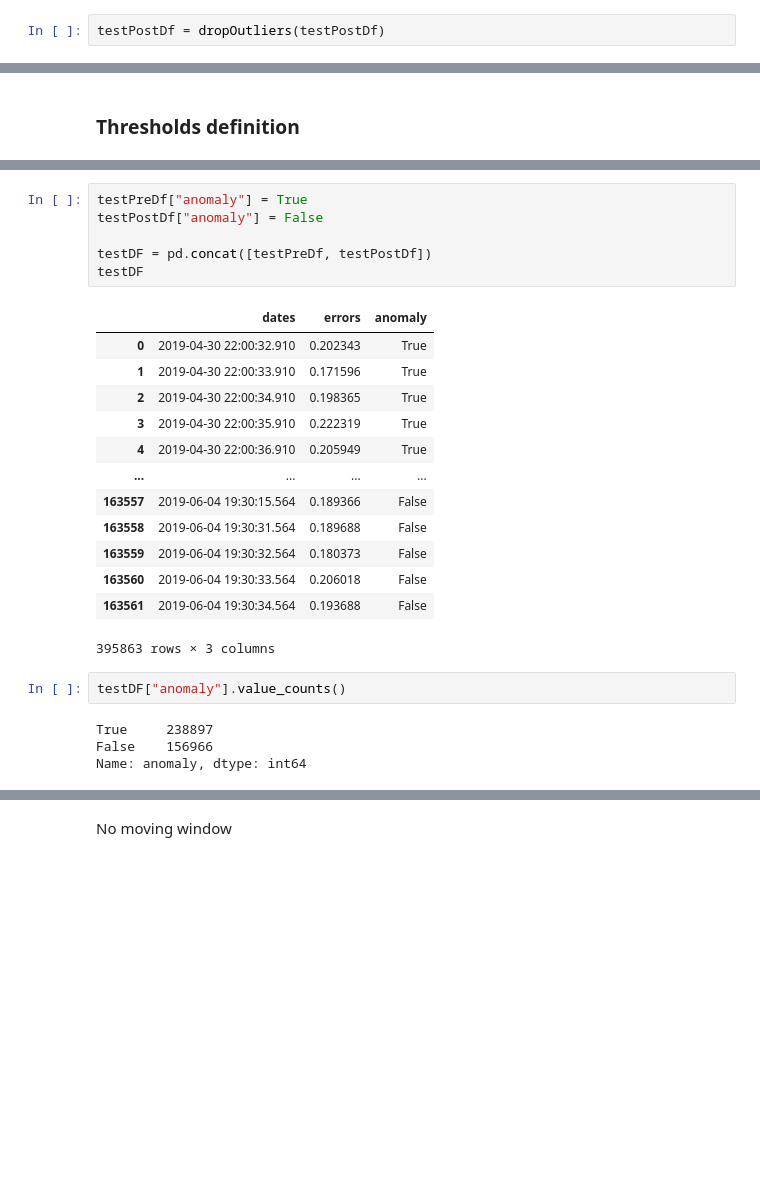
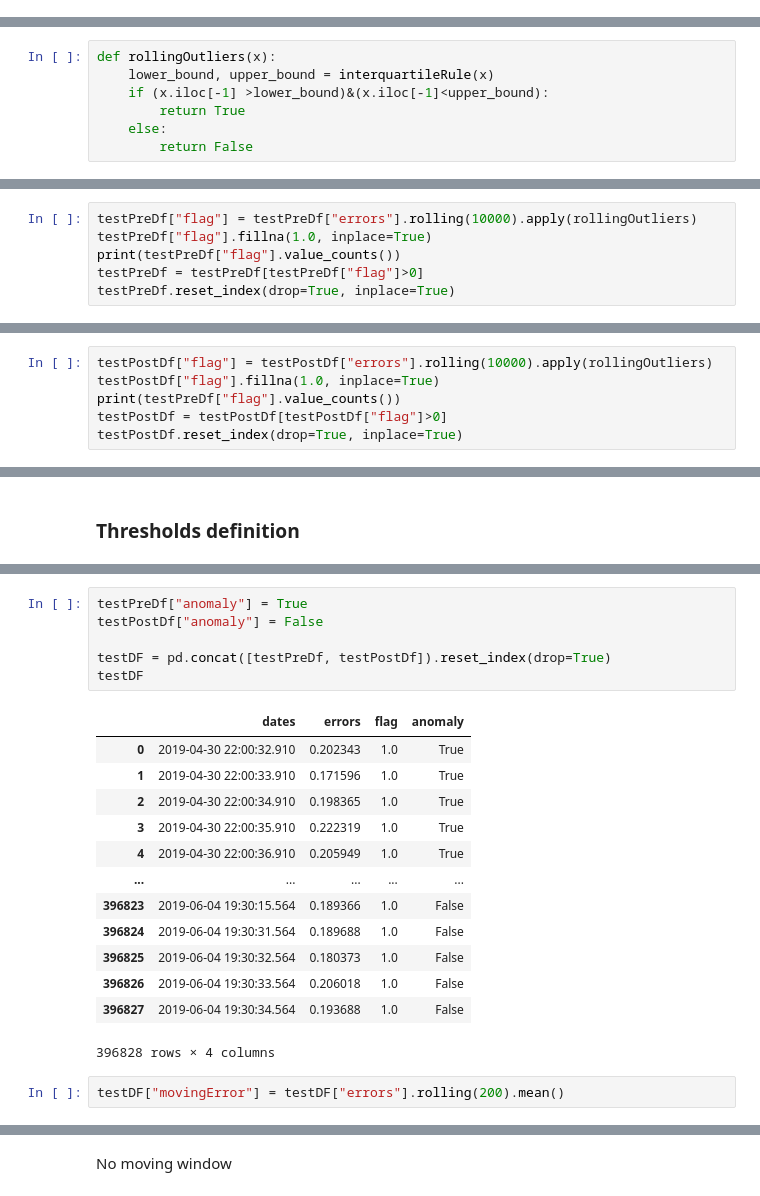
Before and after one commit to YhBedoya/SHM-MAE, a Jupyter notebook: AnomalyDetection on INSIST/AnalysisTrainingResults.ipynb, the cells around one changed output, grey strips where cells are left out. Saved outputs shown, nothing was run; the diff lists cells and outputs as text; blank space fills up the shorter version.

```diff
--- a/AnomalyDetection on INSIST/AnalysisTrainingResults.ipynb
+++ b/AnomalyDetection on INSIST/AnalysisTrainingResults.ipynb
@@ -101,2 +85,0 @@ outliers dropped: 9604
-# %%
-testPostDf = dropOutliers(testPostDf)
@@ -104,0 +86,7 @@ outliers dropped: 6596
+# %%
+def rollingOutliers(x):
+    lower_bound, upper_bound = interquartileRule(x)
+    if (x.iloc[-1] >lower_bound)&(x.iloc[-1]<upper_bound):
+        return True
+    else:
+        return False
@@ -104,0 +103,6 @@ outliers dropped: 6596
+# %%
+testPreDf["flag"] = testPreDf["errors"].rolling(10000).apply(rollingOutliers)
+testPreDf["flag"].fillna(1.0, inplace=True)
+print(testPreDf["flag"].value_counts())
+testPreDf = testPreDf[testPreDf["flag"]>0]
+testPreDf.reset_index(drop=True, inplace=True)
@@ -104,0 +112,6 @@ outliers dropped: 6596
+# %%
+testPostDf["flag"] = testPostDf["errors"].rolling(10000).apply(rollingOutliers)
+testPostDf["flag"].fillna(1.0, inplace=True)
+print(testPreDf["flag"].value_counts())
+testPostDf = testPostDf[testPostDf["flag"]>0]
+testPostDf.reset_index(drop=True, inplace=True)
@@ -118,26 +132,22 @@ valMean + valStd
 # %%
 testPreDf["anomaly"] = True
 testPostDf["anomaly"] = False
 
-testDF = pd.concat([testPreDf, testPostDf])
+testDF = pd.concat([testPreDf, testPostDf]).reset_index(drop=True)
 testDF
 # %% [output]
-|  | dates | errors | anomaly |
-| 0 | 2019-04-30 22:00:32.910 | 0.202343 | True |
-| 1 | 2019-04-30 22:00:33.910 | 0.171596 | True |
-| 2 | 2019-04-30 22:00:34.910 | 0.198365 | True |
-| 3 | 2019-04-30 22:00:35.910 | 0.222319 | True |
-| 4 | 2019-04-30 22:00:36.910 | 0.205949 | True |
-| ... | ... | ... | ... |
-| 163557 | 2019-06-04 19:30:15.564 | 0.189366 | False |
-| 163558 | 2019-06-04 19:30:31.564 | 0.189688 | False |
-| 163559 | 2019-06-04 19:30:32.564 | 0.180373 | False |
-| 163560 | 2019-06-04 19:30:33.564 | 0.206018 | False |
-| 163561 | 2019-06-04 19:30:34.564 | 0.193688 | False |
+|  | dates | errors | flag | anomaly |
+| 0 | 2019-04-30 22:00:32.910 | 0.202343 | 1.0 | True |
+| 1 | 2019-04-30 22:00:33.910 | 0.171596 | 1.0 | True |
+| 2 | 2019-04-30 22:00:34.910 | 0.198365 | 1.0 | True |
+| 3 | 2019-04-30 22:00:35.910 | 0.222319 | 1.0 | True |
+| 4 | 2019-04-30 22:00:36.910 | 0.205949 | 1.0 | True |
+| ... | ... | ... | ... | ... |
+| 396823 | 2019-06-04 19:30:15.564 | 0.189366 | 1.0 | False |
+| 396824 | 2019-06-04 19:30:31.564 | 0.189688 | 1.0 | False |
+| 396825 | 2019-06-04 19:30:32.564 | 0.180373 | 1.0 | False |
+| 396826 | 2019-06-04 19:30:33.564 | 0.206018 | 1.0 | False |
+| 396827 | 2019-06-04 19:30:34.564 | 0.193688 | 1.0 | False |
-395863 rows × 3 columns
+396828 rows × 4 columns
-# %%
-testDF["anomaly"].value_counts()
-# %% [output]
-True     238897
-False    156966
-Name: anomaly, dtype: int64
+# %%
+testDF["movingError"] = testDF["errors"].rolling(200).mean()
```
Also changed, not shown: parts of 42 cells of this notebook, 5 other files.
